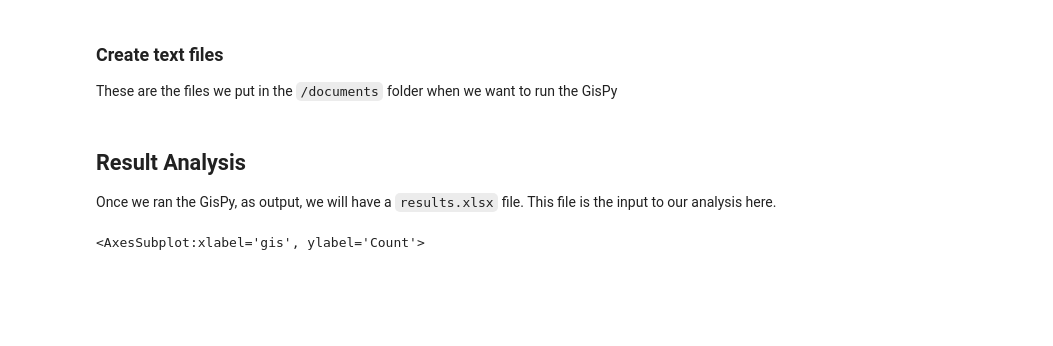
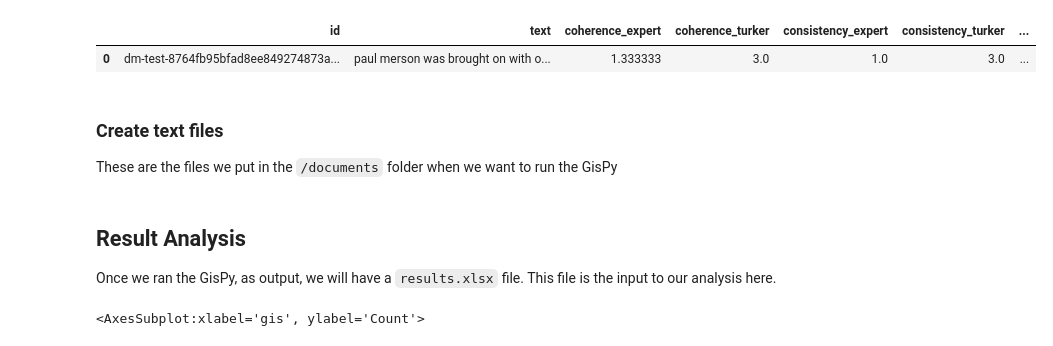
Before and after one commit to phosseini/GisPy, a Jupyter notebook: notebooks/SummEval.ipynb, the cells around one changed output. Drawn from its saved outputs; the diff is of its cells as text; code cells hidden in the pictures; blank space fills up the shorter version.

```diff
--- a/notebooks/SummEval.ipynb
+++ b/notebooks/SummEval.ipynb
@@ -9,18 +9,44 @@ from sklearn.linear_model import LinearRegression
 with open('../data/model_annotations.aligned.jsonl', 'r') as input_file:
     lines = input_file.readlines()
 
-df = pd.DataFrame(columns=["text", "coherence_expert", "coherence_turker"])
+df = pd.DataFrame(columns=["id", "text",
+                           "coherence_expert",
+                           "coherence_turker",
+                           "consistency_expert",
+                           "consistency_turker",
+                           "fluency_expert",
+                           "fluency_turker",
+                           "relevance_expert",
+                           "relevance_turker"
+                          ])
 
 for line in lines:
     line = json.loads(line)
 
-    anns = line['expert_annotations']
+    fields_expert = {'coherence': [], 'consistency': [], 'fluency': [], 'relevance': []}
+    fields_turker = {'coherence': [], 'consistency': [], 'fluency': [], 'relevance': []}
+
+    anns_expert = line['expert_annotations']
     anns_turker = line['turker_annotations']
 
-    coherence_anns = [ann['coherence'] for ann in anns]
-    coherence_anns_turker = [ann['coherence'] for ann in anns_turker]
+    for field in fields_expert.keys():
+        fields_expert[field] = [ann[field] for ann in anns_expert]
+        fields_turker[field] = [ann[field] for ann in anns_turker]
 
-    coherence_score = sum(coherence_anns) / len(coherence_anns)
-    coherence_score_turker = sum(coherence_anns_turker) / len(coherence_anns_turker)
+    for key, value in fields_expert.items():
+        fields_expert[key] = sum(value) / len(value)
+    for key, value in fields_turker.items():
+        fields_turker[key] = sum(value) / len(value)
 
-    df = df.append({"text": line['decoded'], 'coherence_expert': coherence_score, 'coherence_turker': coherence_score_turker}, ignore_index=True)
+    df = df.append({"id": line["id"], "text": line['decoded'],
+                    'coherence_expert': fields_expert['coherence'],
+                    'coherence_turker': fields_turker['coherence'],
+                    'consistency_expert': fields_expert['consistency'],
+                    'consistency_turker': fields_turker['consistency'],
+                    'fluency_expert': fields_expert['fluency'],
+                    'fluency_turker': fields_turker['fluency'],
+                    'relevance_expert': fields_expert['relevance'],
+                    'relevance_turker': fields_turker['relevance'],},
+                   ignore_index=True)
+df.reset_index()
+df.to_excel('../data/SummEval.xlsx')
@@ -29,3 +53,8 @@ for line in lines:
+# %%
+df.head(1)
+# %% [output]
+|  | id | text | coherence_expert | coherence_turker | consistency_expert | consistency_turker | ... |
+| 0 | dm-test-8764fb95bfad8ee849274873a... | paul merson was brought on with o... | 1.333333 | 3.0 | 1.0 | 3.0 | ... |
 # %% [markdown]
 ### Create text files
 These are the files we put in the `/documents` folder when we want to run the GisPy
```
Also changed, not shown: parts of 2 cells of this notebook, 4 other files.
